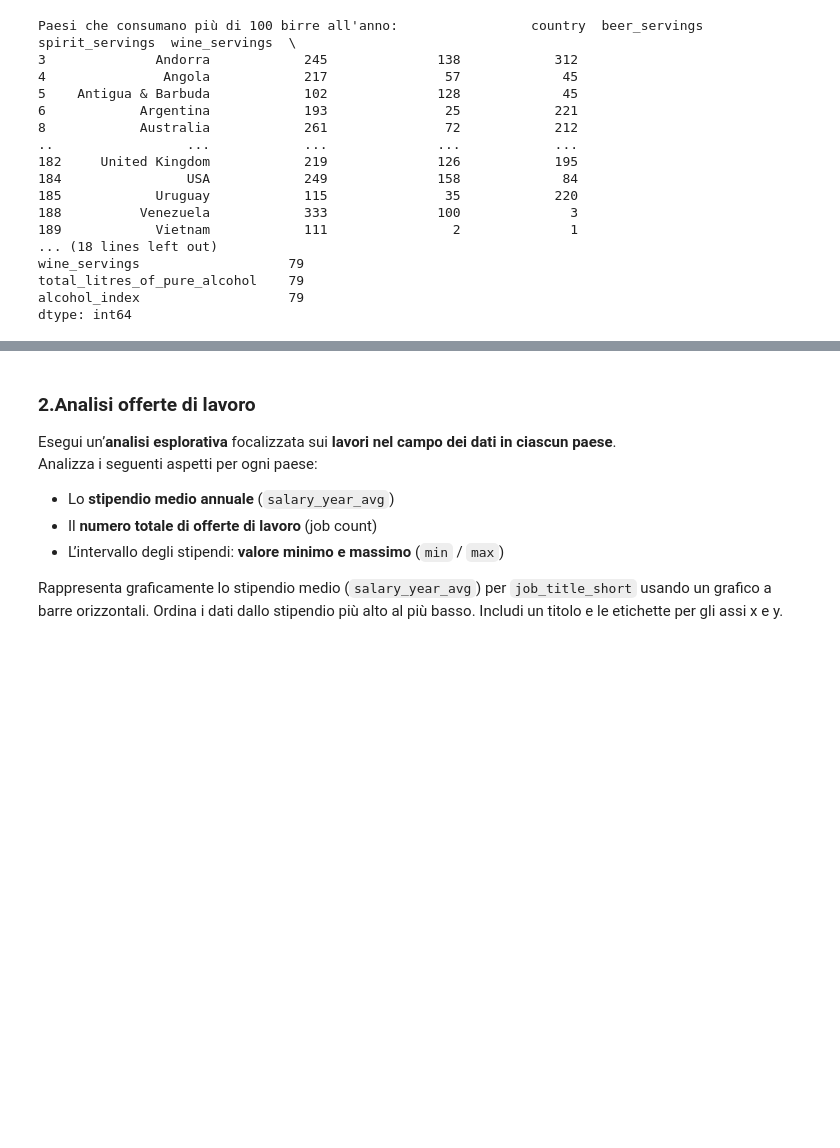
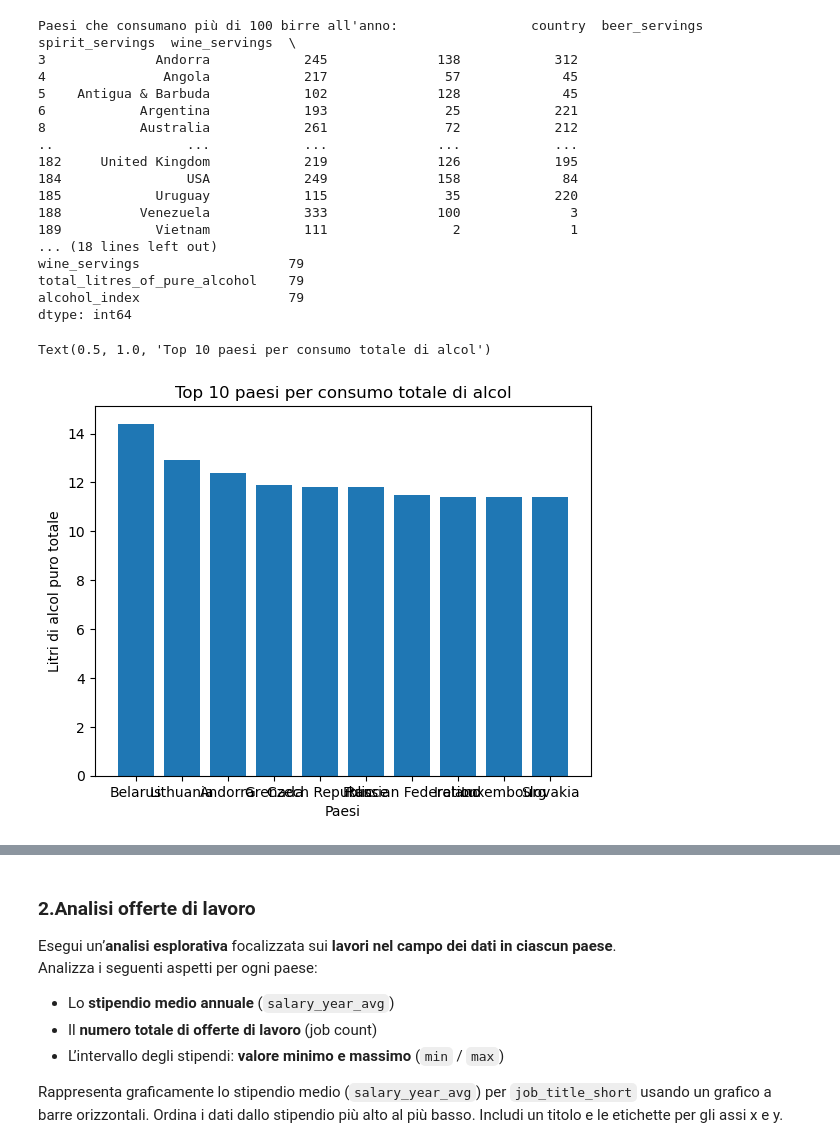
Before and after one commit to NicXVII/ProgrammingLab2, a Jupyter notebook: 3_Esercizi_lez_3.ipynb, the cells around one changed output, grey strips where cells are left out. Cells and saved outputs as stored; diff of their text form; code cells hidden in the pictures; blank space fills up the shorter version.

```diff
--- a/3_Esercizi_lez_3.ipynb
+++ b/3_Esercizi_lez_3.ipynb
@@ -80,3 +80,15 @@ wine_servings                   79
 total_litres_of_pure_alcohol    79
 alcohol_index                   79
 dtype: int64
+# %%
+# Crea un bar chart dei 10 paesi con più consumo totale (total_litres_of_pure_alcohol)
+import matplotlib.pyplot as plt
+categries = df.nlargest(10, "total_litres_of_pure_alcohol")["country"]
+values = df.nlargest(10, "total_litres_of_pure_alcohol")["total_litres_of_pure_alcohol"]
+plt.bar(categries, values)
+plt.xlabel("Paesi")
+plt.ylabel("Litri di alcol puro totale")
+plt.title("Top 10 paesi per consumo totale di alcol")
+# %% [output]
+Text(0.5, 1.0, 'Top 10 paesi per consumo totale di alcol')
+[figure, added]
```
Also changed, not shown: parts of 1 cell of this notebook.
